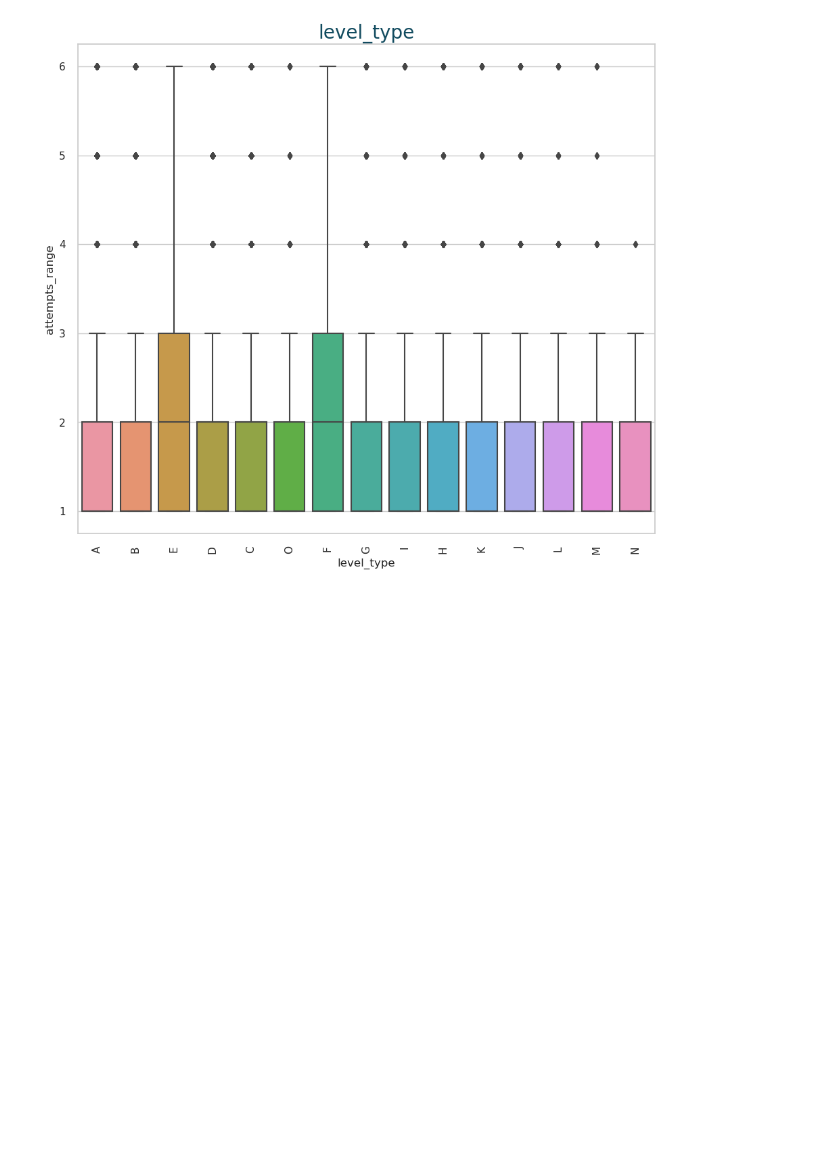
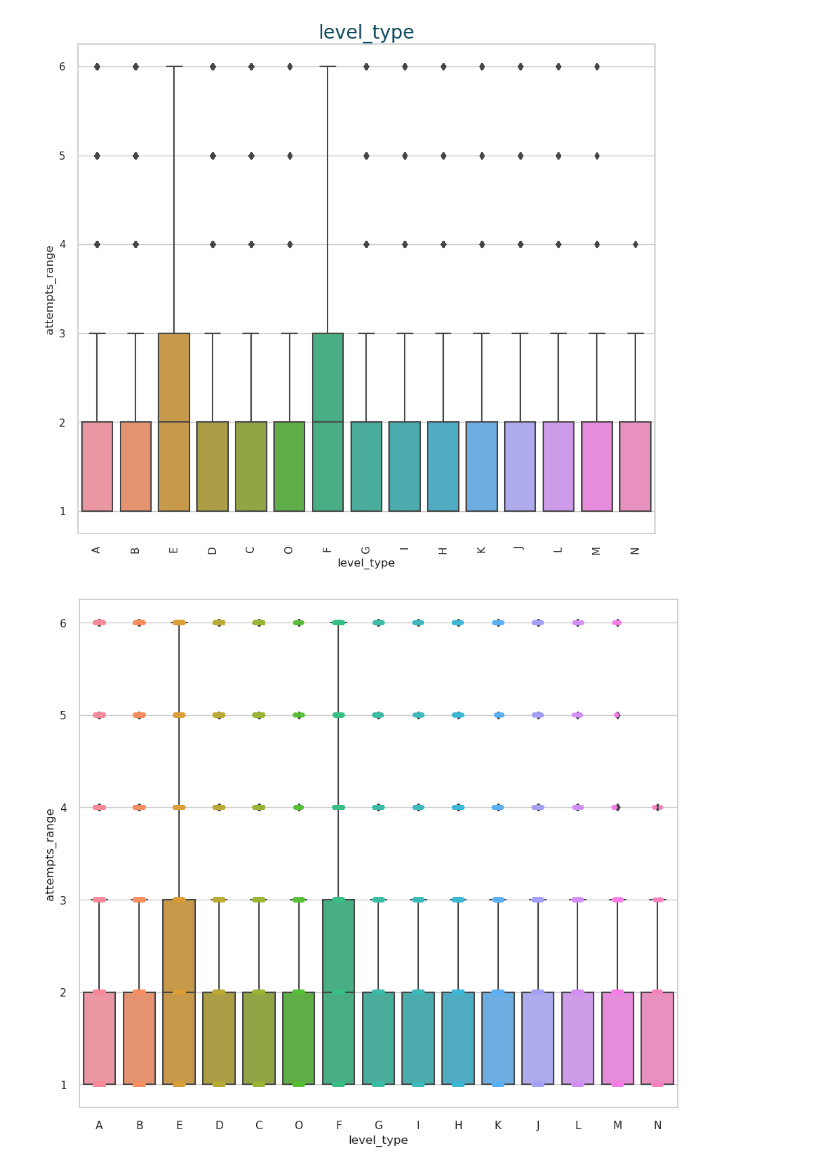
Before and after one commit to YeisonAndreyLiCe/machine_learning_classification, a Jupyter notebook: notebooks/visualizations.ipynb, the cells around one changed output. Drawn from its saved outputs; the diff is of its cells as text; code cells hidden in the pictures; blank space fills up the shorter version.

```diff
--- a/notebooks/visualizations.ipynb
+++ b/notebooks/visualizations.ipynb
@@ -79,3 +79,17 @@ for col in cat_features:
 [figure]
 [figure]
 [figure]
+# %%
+ax = sns.boxplot(
+    data=df,
+    x="level_type",
+    y="attempts_range",
+)
+
+ax = sns.stripplot(
+    data=df,
+    x="level_type",
+    y="attempts_range"
+)
+# %% [output]
+[figure, added]
```
Also changed, not shown: parts of 1 cell of this notebook, 6 other files.
